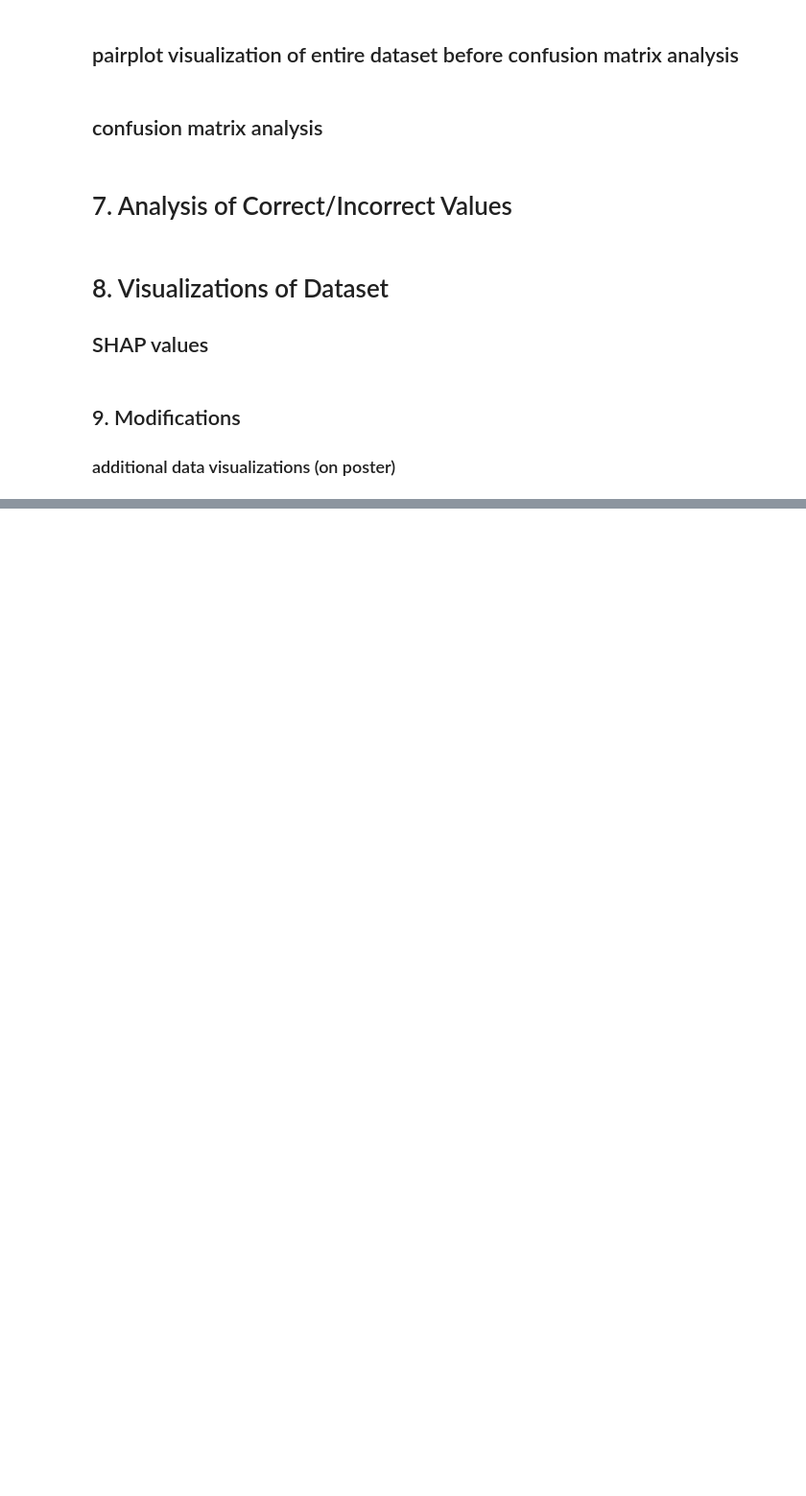
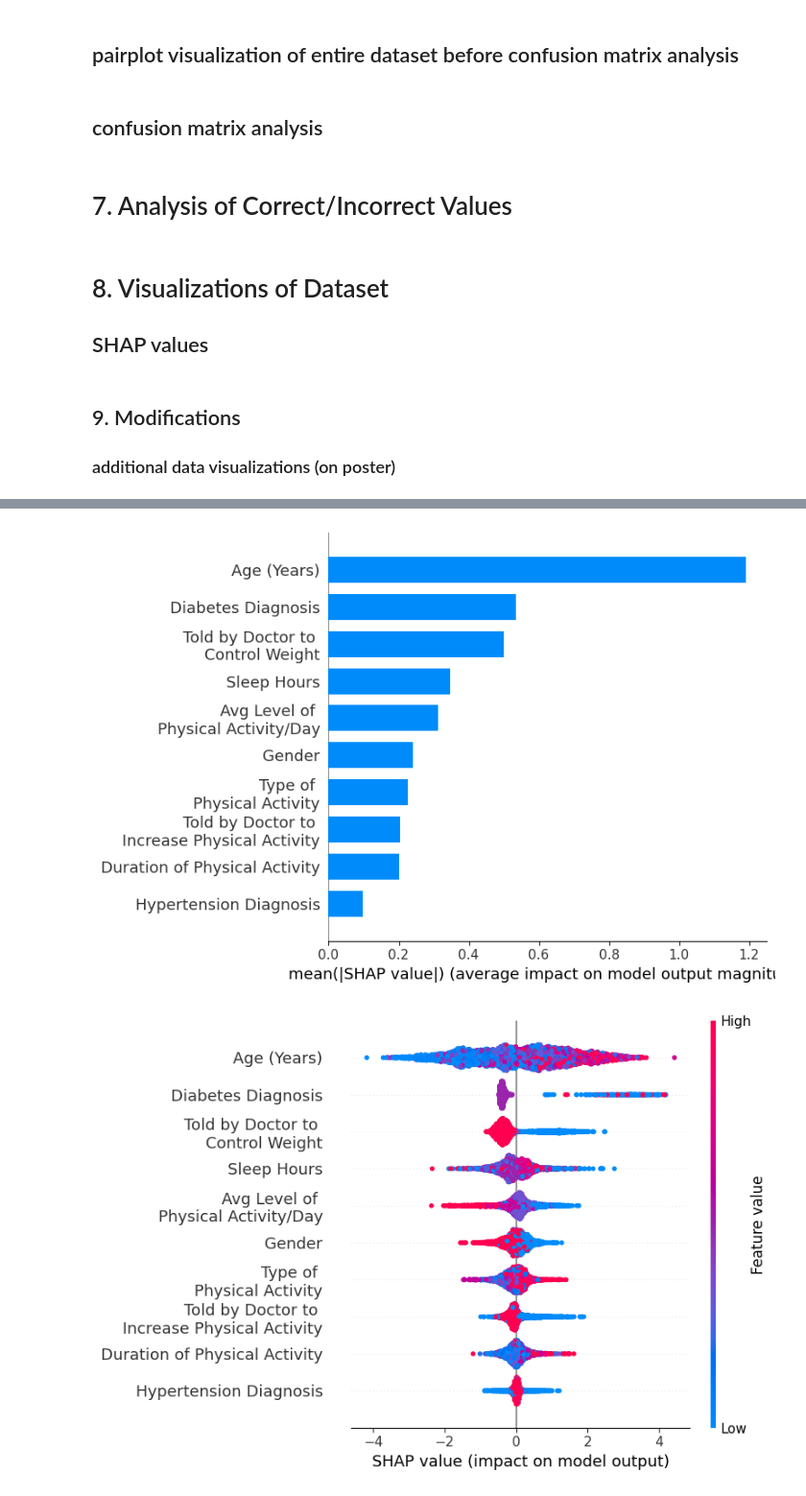
Before and after one commit to BK5102/FURI_Research-Project, a Jupyter notebook: final_analysis.ipynb, the cells around one changed output, grey strips where cells are left out. Shown at 96% size. Cells and saved outputs as stored; diff of their text form; code cells hidden in the pictures; blank space fills up the shorter version.

```diff
--- a/final_analysis.ipynb
+++ b/final_analysis.ipynb
@@ -929,0 +1011,64 @@ AssertionError: Feature and SHAP matrices must have the same number of rows!
+# %%
+import shap
+import xgboost as xgb
+from xgboost import XGBClassifier
+from sklearn.preprocessing import StandardScaler
+
+feature_name_mapping = {
+    'RIDAGEMN': 'Age (Years)',
+    'DIQ010': 'Diabetes Diagnosis',
+    'DIQ190A': 'Told by Doctor to \n Control Weight',
+    'SLD010H': 'Sleep Hours',
+    'PAQ180': 'Avg Level of \n Physical Activity/Day',
+    'RIAGENDR': 'Gender',
+    'PADACTIV': 'Type of \n Physical Activity',
+    'DIQ190B': 'Told by Doctor to \n Increase Physical Activity',
+    'PADDURAT': 'Duration of Physical Activity',
+    'BPQ020': 'Hypertension Diagnosis',
+
+}
+
+# Rename the columns of the DataFrame
+df_renamed = df.rename(columns=feature_name_mapping)
+
+# 1. Feature / Target using the renamed DataFrame
+X_renamed = df_renamed.drop(['SEQN','PreDM'], axis=1)
+y = df_renamed['PreDM']
+
+scaler = StandardScaler()
+X_scaled_renamed = scaler.fit_transform(X_renamed)
+
+# 2. XGBoost
+model = XGBClassifier(
+    eval_metric='logloss',
+    random_state=40,
+    reg_alpha=0.028746265595634254,
+    reg_lambda=0.020011163481365255
+)
+model.fit(X_scaled_renamed, y)
+
+# 3. SHAP explainer
+explainer = shap.Explainer(model, X_scaled_renamed, feature_names=X_renamed.columns)
+shap_values = explainer(X_scaled_renamed)
+
+shap.summary_plot(shap_values, feature_names=X_renamed.columns, plot_type="bar")
+plt.xlabel("mean(|SHAP value|) (average impact on model output magnitude)", fontsize=18)
+plt.yticks(fontsize=25)
+#plt.title("Feature Importance", fontsize=18) # Optional: Add a title with adjusted font size
+plt.tight_layout() # Adjust layout to prevent labels from overlapping
+
+
+shap.summary_plot(shap_values, feature_names=X_renamed.columns)
+plt.xlabel("SHAP value (impact on model output)", fontsize=14)
+plt.ylabel("Features", fontsize=12) # Add a y-axis label with adjusted font size
+plt.yticks(fontsize=12)
+#plt.title("SHAP Values per Feature", fontsize=16) # Optional: Add a title with adjusted font size
+plt.tight_layout() # Adjust layout to prevent labels from overlapping
+plt.show()
+
+# 4. SHAP summary plot
+#shap.summary_plot(shap_values, feature_names=X_renamed.columns, plot_type="bar")  # feature importance bar plot
+#shap.summary_plot(shap_values, feature_names=X_renamed.columns)  # dot plot
+# %% [output]
+[figure, added]
+[figure, added]
```
Also changed, not shown: parts of 8 cells of this notebook, 1 other file.
